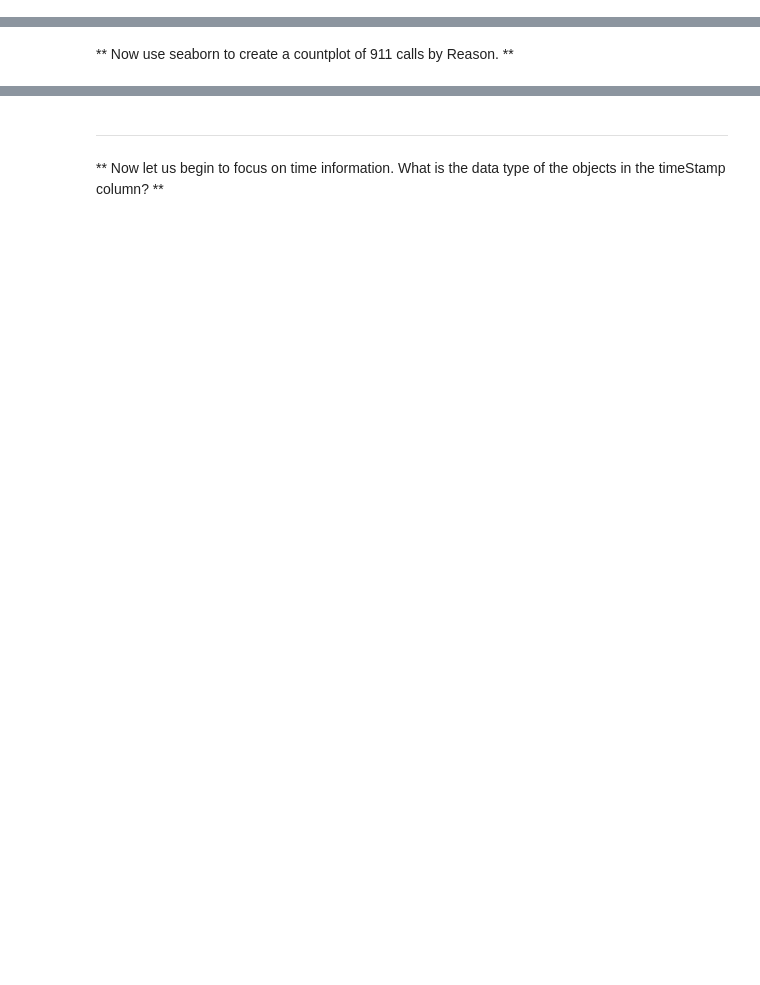
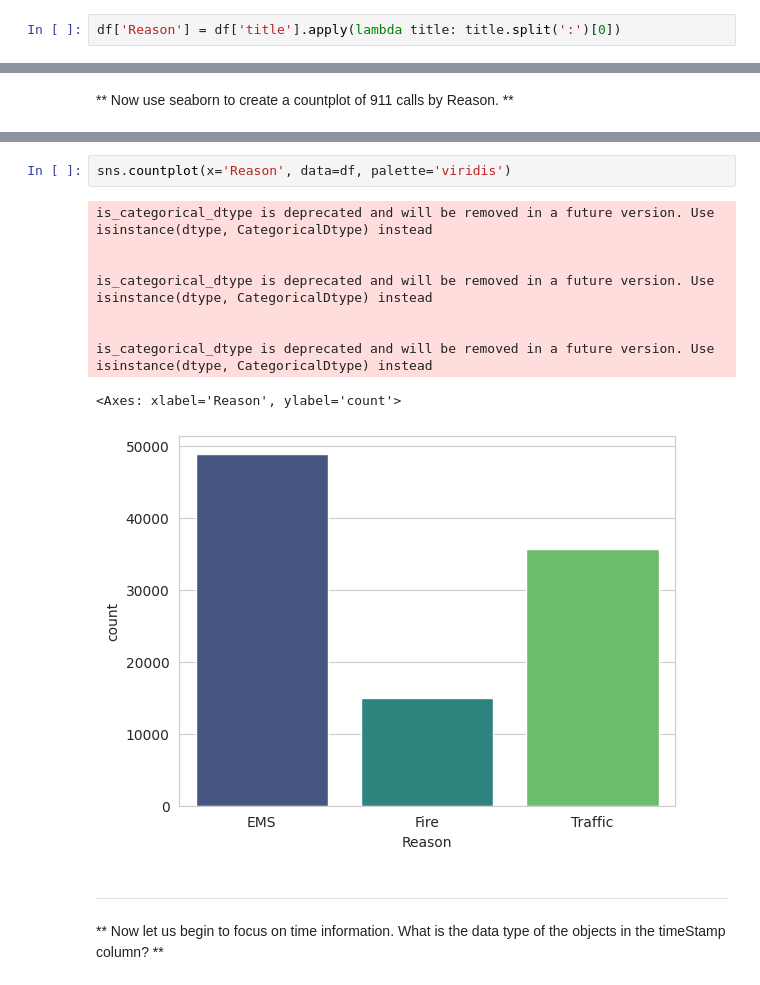
Before and after one commit to Arjob-Das/Machine-Learning-Basics, a Jupyter notebook: 07-Data Capstone Projects/01-911 Calls Data Capstone Project.ipynb, the cells around one changed output, grey strips where cells are left out. Drawn from its saved outputs; the diff is of its cells as text; blank space fills up the shorter version.

```diff
--- a/07-Data Capstone Projects/01-911 Calls Data Capstone Project.ipynb
+++ b/07-Data Capstone Projects/01-911 Calls Data Capstone Project.ipynb
@@ -107,5 +107,7 @@ df['title'].nunique()
 ** In the titles column there are "Reasons/Departments" specified before the title code. These are EMS, Fire, and Traffic. Use .apply() with a custom lambda expression to create a new column called "Reason" that contains this string value.**
 
 **For example, if the title column value is EMS: BACK PAINS/INJURY , the Reason column value would be EMS. **
+# %%
+df['Reason'] = df['title'].apply(lambda title: title.split(':')[0])
 # %% [markdown]
 ** What is the most common Reason for a 911 call based off of this new column? **
@@ -124,3 +122,15 @@ Name: Reason, dtype: int64
+# %%
+sns.countplot(x='Reason', data=df, palette='viridis')
+# %% [output]
+is_categorical_dtype is deprecated and will be removed in a future version. Use isinstance(dtype, CategoricalDtype) instead
+
+
+is_categorical_dtype is deprecated and will be removed in a future version. Use isinstance(dtype, CategoricalDtype) instead
+
+
+is_categorical_dtype is deprecated and will be removed in a future version. Use isinstance(dtype, CategoricalDtype) instead
+<Axes: xlabel='Reason', ylabel='count'>
+[figure, added]
 # %% [markdown]
 ___
 ** Now let us begin to focus on time information. What is the data type of the objects in the timeStamp column? **
```
Also changed, not shown: parts of 41 cells of this notebook.
